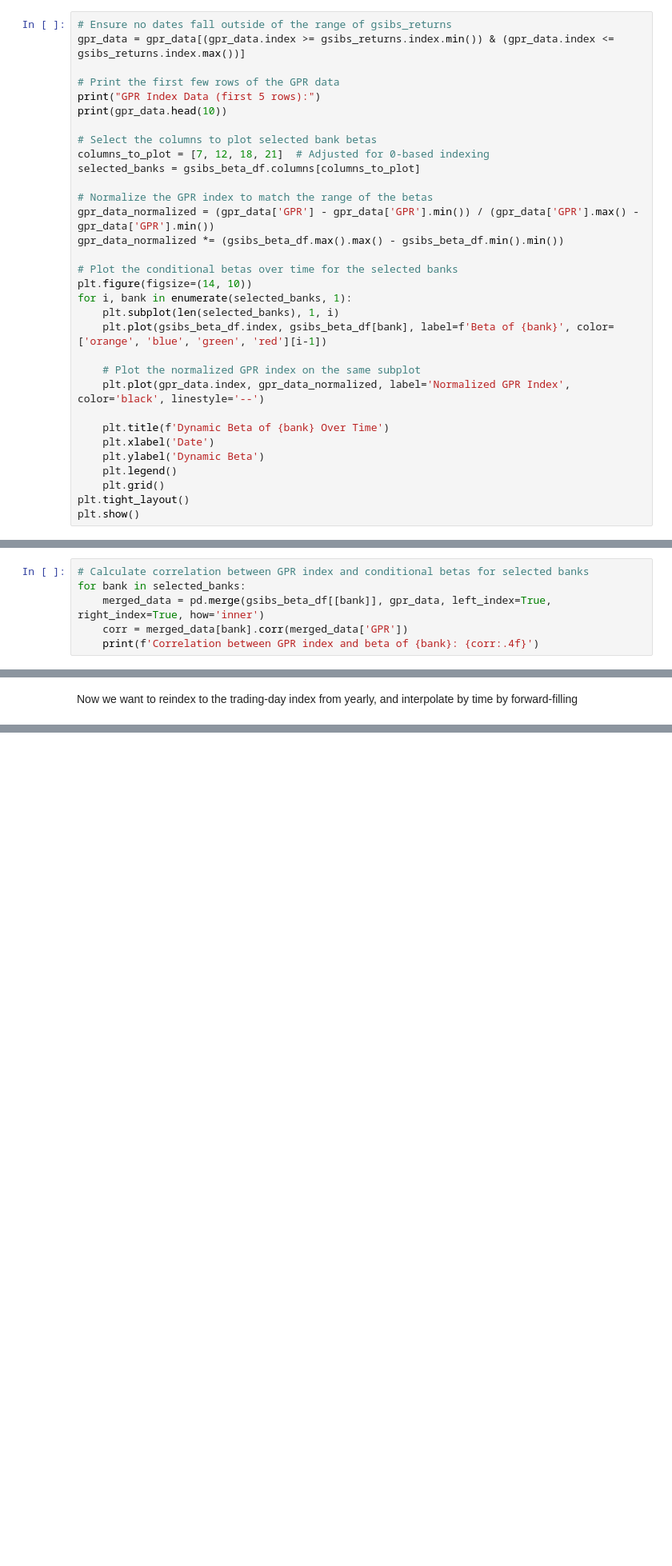
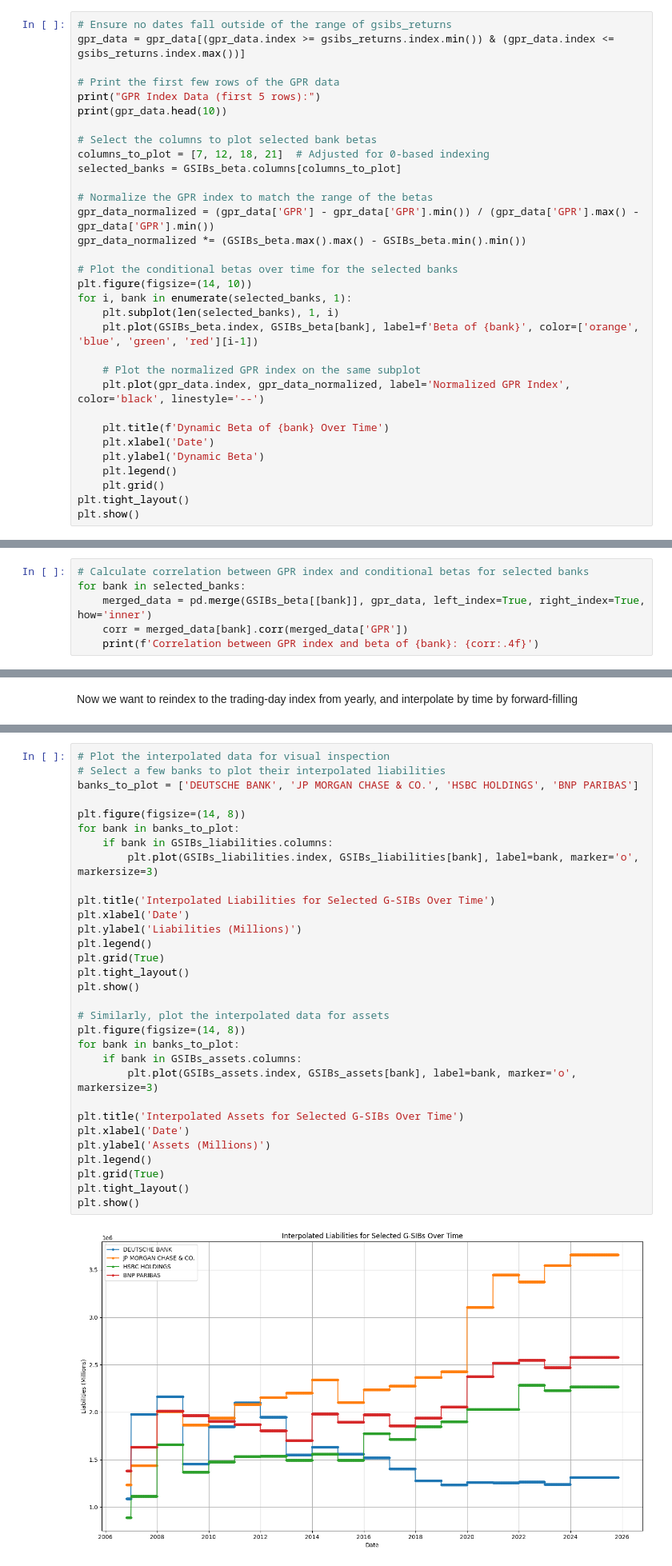
Before and after one commit to thijsmdejong/Geopolitical-SRISK---MSc-Thesis, a Jupyter notebook: G-SIBs focus.ipynb, the cells around one changed output, grey strips where cells are left out. Shown at 80% size. Drawn from its saved outputs; the diff is of its cells as text; blank space fills up the shorter version.

```diff
--- a/G-SIBs focus.ipynb
+++ b/G-SIBs focus.ipynb
@@ -572,17 +572,17 @@ print(gpr_data.head(10))
 
 # Select the columns to plot selected bank betas
 columns_to_plot = [7, 12, 18, 21]  # Adjusted for 0-based indexing
-selected_banks = gsibs_beta_df.columns[columns_to_plot]
+selected_banks = GSIBs_beta.columns[columns_to_plot]
 
 # Normalize the GPR index to match the range of the betas
 gpr_data_normalized = (gpr_data['GPR'] - gpr_data['GPR'].min()) / (gpr_data['GPR'].max() - gpr_data['GPR'].min())
-gpr_data_normalized *= (gsibs_beta_df.max().max() - gsibs_beta_df.min().min())
+gpr_data_normalized *= (GSIBs_beta.max().max() - GSIBs_beta.min().min())
 
 # Plot the conditional betas over time for the selected banks
 plt.figure(figsize=(14, 10))
 for i, bank in enumerate(selected_banks, 1):
     plt.subplot(len(selected_banks), 1, i)
-    plt.plot(gsibs_beta_df.index, gsibs_beta_df[bank], label=f'Beta of {bank}', color=['orange', 'blue', 'green', 'red'][i-1])
+    plt.plot(GSIBs_beta.index, GSIBs_beta[bank], label=f'Beta of {bank}', color=['orange', 'blue', 'green', 'red'][i-1])
 
     # Plot the normalized GPR index on the same subplot
     plt.plot(gpr_data.index, gpr_data_normalized, label='Normalized GPR Index', color='black', linestyle='--')
@@ -647,7 +612,7 @@ plt.show()
 # %%
 # Calculate correlation between GPR index and conditional betas for selected banks
 for bank in selected_banks:
-    merged_data = pd.merge(gsibs_beta_df[[bank]], gpr_data, left_index=True, right_index=True, how='inner')
+    merged_data = pd.merge(GSIBs_beta[[bank]], gpr_data, left_index=True, right_index=True, how='inner')
     corr = merged_data[bank].corr(merged_data['GPR'])
     print(f'Correlation between GPR index and beta of {bank}: {corr:.4f}')
 # %% [output]
@@ -765,3 +724,36 @@ print("GSIBs_assets aligned:", GSIBs_assets.shape,
 # %% [output]
 GSIBs_liabilities aligned: (4965, 27) index matches beta: True
 GSIBs_assets aligned: (4965, 27) index matches beta: True
+# %%
+# Plot the interpolated data for visual inspection
+# Select a few banks to plot their interpolated liabilities
+banks_to_plot = ['DEUTSCHE BANK', 'JP MORGAN CHASE & CO.', 'HSBC HOLDINGS', 'BNP PARIBAS']
+
+plt.figure(figsize=(14, 8))
+for bank in banks_to_plot:
+    if bank in GSIBs_liabilities.columns:
+        plt.plot(GSIBs_liabilities.index, GSIBs_liabilities[bank], label=bank, marker='o', markersize=3)
+
+plt.title('Interpolated Liabilities for Selected G-SIBs Over Time')
+plt.xlabel('Date')
+plt.ylabel('Liabilities (Millions)')
+plt.legend()
+plt.grid(True)
+plt.tight_layout()
+plt.show()
+
+# Similarly, plot the interpolated data for assets
+plt.figure(figsize=(14, 8))
+for bank in banks_to_plot:
+    if bank in GSIBs_assets.columns:
+        plt.plot(GSIBs_assets.index, GSIBs_assets[bank], label=bank, marker='o', markersize=3)
+
+plt.title('Interpolated Assets for Selected G-SIBs Over Time')
+plt.xlabel('Date')
+plt.ylabel('Assets (Millions)')
+plt.legend()
+plt.grid(True)
+plt.tight_layout()
+plt.show()
+# %% [output]
+[figure, added]
```
Also changed, not shown: parts of 27 cells of this notebook.
